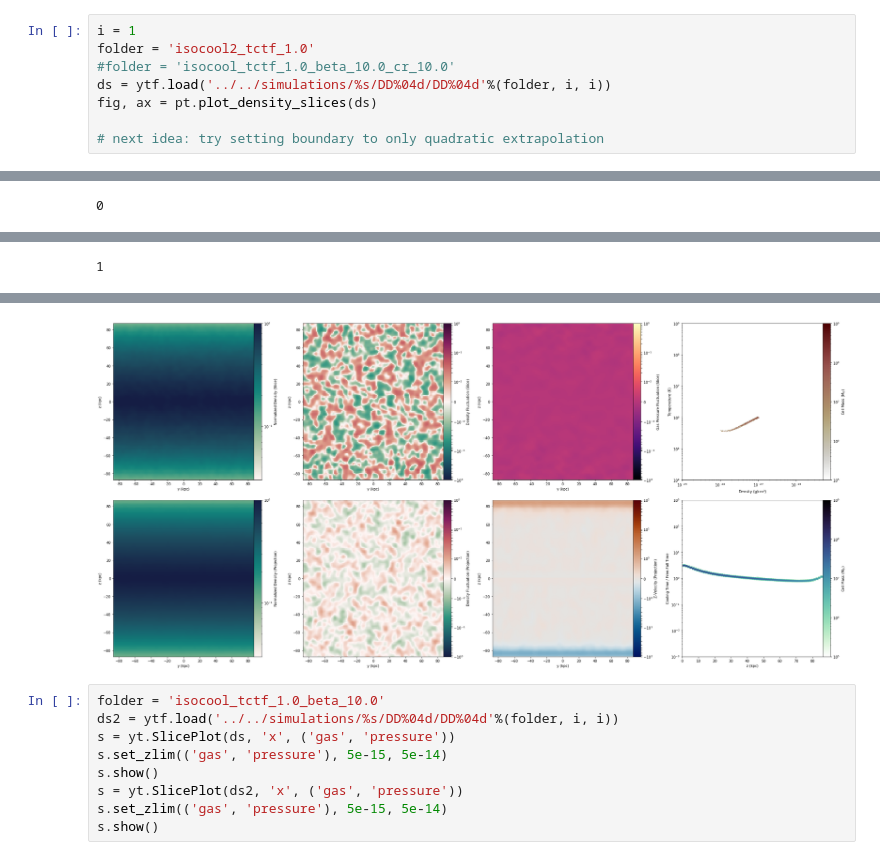
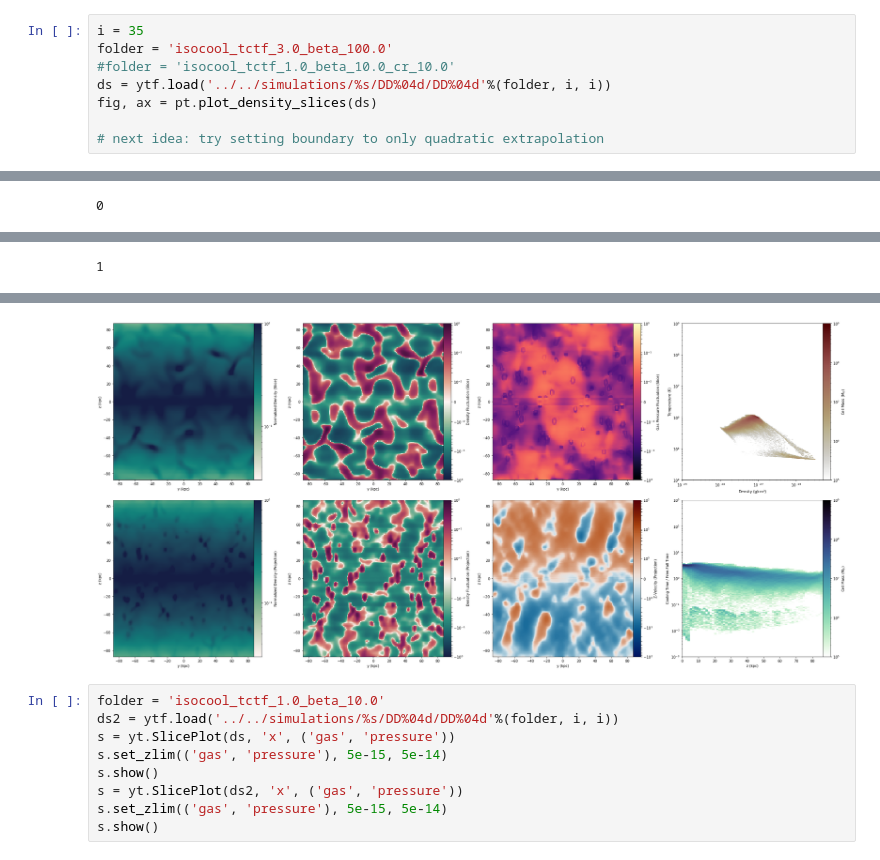
Before and after one commit to ibutsky/thermal_instabilities, a Jupyter notebook: analysis/test.ipynb, the cells around one changed output, grey strips where cells are left out. Cells and saved outputs as stored; diff of their text form.

Commit message:
adding beta compare to plot density fluctuation growth

```diff
--- a/analysis/test.ipynb
+++ b/analysis/test.ipynb
@@ -24,6 +24,6 @@ yt : [INFO     ] 2019-11-05 12:38:31,381 Parameters: cosmological_simulation   =
 # %%
-i = 1
-folder = 'isocool2_tctf_1.0'
+i = 35
+folder = 'isocool_tctf_3.0_beta_100.0'
 #folder = 'isocool_tctf_1.0_beta_10.0_cr_10.0'
 ds = ytf.load('../../simulations/%s/DD%04d/DD%04d'%(folder, i, i))
 fig, ax = pt.plot_density_slices(ds)
@@ -59,4 +59,4 @@ yt : [INFO     ] 2019-11-05 14:02:24,314 Projection completed
-[figure, old version]
+[figure, new version]
 # %%
 folder = 'isocool_tctf_1.0_beta_10.0'
 ds2 = ytf.load('../../simulations/%s/DD%04d/DD%04d'%(folder, i, i))
```
Also changed, not shown: parts of 2 cells of this notebook, 1 other file.
